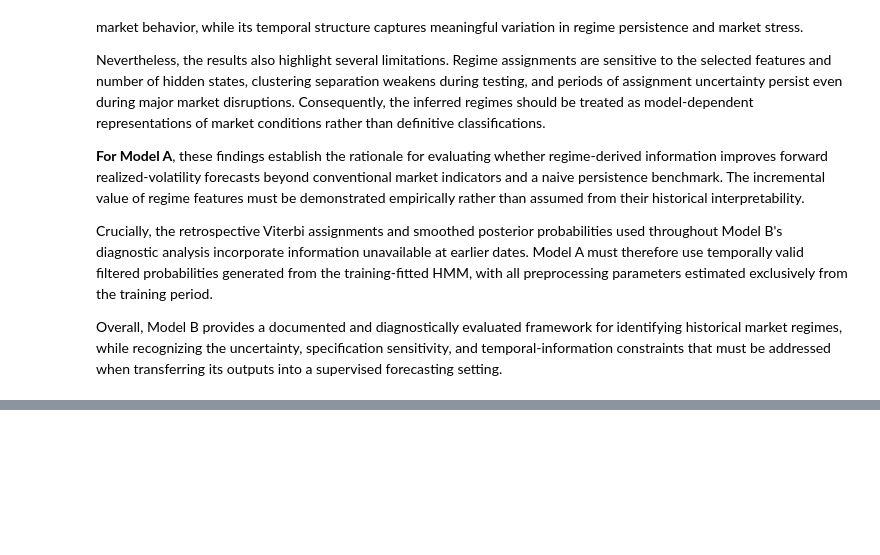
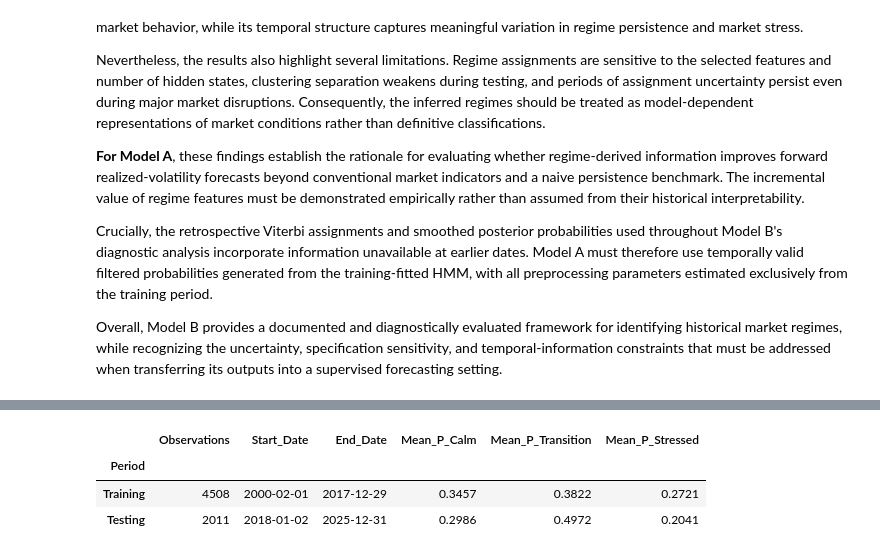
Before and after one commit to LR-Lemon/Milestone-II, a Jupyter notebook: notebooks/01_model_b_market_regimes.ipynb, the cells around one changed output, grey strips where cells are left out. Drawn from its saved outputs; the diff is of its cells as text; code cells hidden in the pictures; blank space fills up the shorter version.

```diff
--- a/notebooks/01_model_b_market_regimes.ipynb
+++ b/notebooks/01_model_b_market_regimes.ipynb
@@ -9039,0 +9414,77 @@ Overall, Model B provides a documented and diagnostically evaluated framework fo
+# %%
+
+# --------------------------------------------------
+# 9.3 Prepare Filtered HMM Features for Model A
+# --------------------------------------------------
+
+probability_cols = [
+    "P_Calm",
+    "P_Transition",
+    "P_Stressed"
+]
+
+# Final feature dataset
+model_a_regime_features_df = (
+    filtered_regime_df[
+        ["Date", "Period"] + probability_cols
+    ]
+    .copy()
+    .sort_values("Date")
+    .reset_index(drop=True)
+)
+
+# --------------------------------------------------
+# Validation
+# --------------------------------------------------
+
+assert len(model_a_regime_features_df) == 6519
+
+assert model_a_regime_features_df["Date"].is_unique
+assert model_a_regime_features_df["Date"].is_monotonic_increasing
+
+assert model_a_regime_features_df[
+    ["Date", "Period"] + probability_cols
+].notna().all().all()
+
+assert np.allclose(
+    model_a_regime_features_df[
+        probability_cols
+    ].sum(axis=1),
+    1.0
+)
+
+assert (
+    model_a_regime_features_df["Period"]
+    .value_counts()
+    .reindex(["Training", "Testing"])
+    .to_list()
+    == [4508, 2011]
+)
+
+# --------------------------------------------------
+# Summary
+# --------------------------------------------------
+
+model_a_feature_summary_df = (
+    model_a_regime_features_df
+    .groupby("Period")
+    .agg(
+        Observations=("Date", "size"),
+        Start_Date=("Date", "min"),
+        End_Date=("Date", "max"),
+        Mean_P_Calm=("P_Calm", "mean"),
+        Mean_P_Transition=("P_Transition", "mean"),
+        Mean_P_Stressed=("P_Stressed", "mean")
+    )
+    .reindex(["Training", "Testing"])
+)
+
+print("Model A — Filtered HMM Feature Dataset")
+print(f"Shape: {model_a_regime_features_df.shape}\n")
+
+display(model_a_feature_summary_df.round(4))
+
+print("\nSample observations:")
+display(model_a_regime_features_df.head(3))
+display(model_a_regime_features_df.tail(3))
+# %% [output]
@@ -9039,0 +9493,4 @@ Overall, Model B provides a documented and diagnostically evaluated framework fo
+|  | Observations | Start_Date | End_Date | Mean_P_Calm | Mean_P_Transition | Mean_P_Stressed |
+| Period |  |  |  |  |  |  |
+| Training | 4508 | 2000-02-01 | 2017-12-29 | 0.3457 | 0.3822 | 0.2721 |
+| Testing | 2011 | 2018-01-02 | 2025-12-31 | 0.2986 | 0.4972 | 0.2041 |
```
Also changed, not shown: parts of 15 cells of this notebook.
